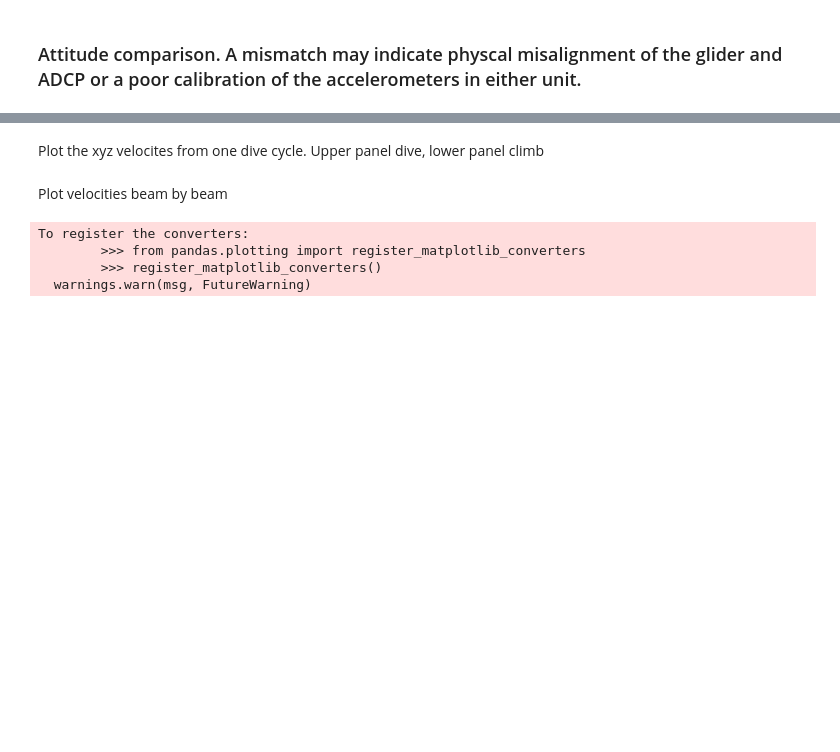
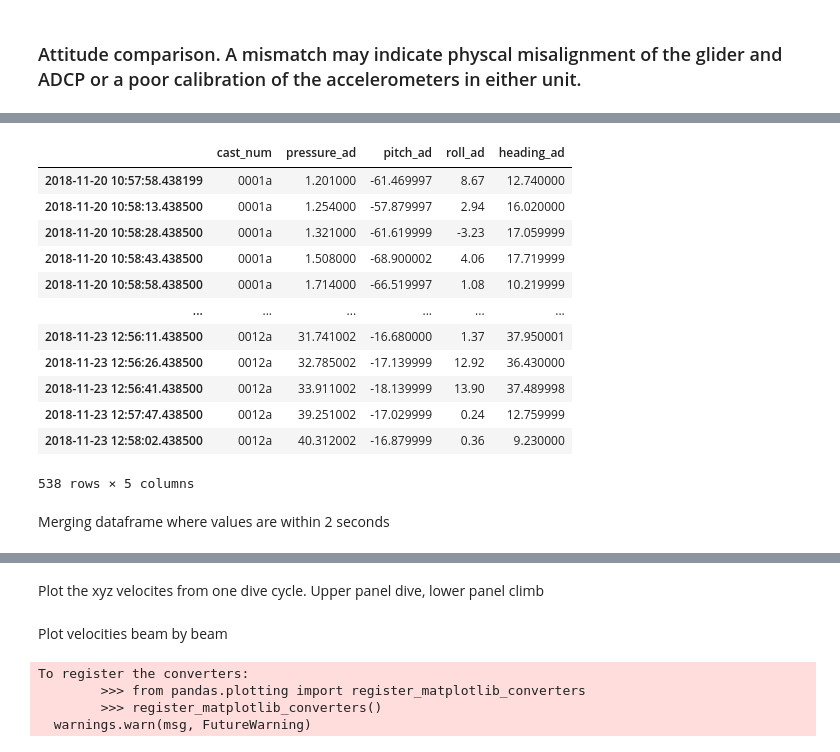
Before and after one commit to callumrollo/adcp-glider, a Jupyter notebook: notebooks/explore_data.ipynb, the cells around one changed output, grey strips where cells are left out. Cells and saved outputs as stored; diff of their text form; code cells hidden in the pictures; blank space fills up the shorter version.

```diff
--- a/notebooks/explore_data.ipynb
+++ b/notebooks/explore_data.ipynb
@@ -72,9 +72,6 @@ adcp_df.head()
 | 2018-11-20 10:58:58.438500 | 0001a | 1.714 | -66.519997 | 1.08 | 10.219999 |
 # %% [markdown]
 Check that the data start when you expect. The first file in particular may have data from a previous sim dive or bench test. adapt the following cell to select the data starting on the correct day
-# %%
-# For this dataset, need to remove the data before 23 Jan they are from 2019 benchtests and 2020 sim dives
-adcp_df = adcp_df['2020-01-23':]
 # %%
 beam_attrs.plot(subplots=True,figsize=(20,40),marker='o');
 savefig('beam_attributes')
@@ -194,0 +267,18 @@ savefig('attitude_glider_vs_adcp')
+# %%
+adcp_df
+# %% [output]
+|  | cast_num | pressure_ad | pitch_ad | roll_ad | heading_ad |
+| 2018-11-20 10:57:58.438199 | 0001a | 1.201000 | -61.469997 | 8.67 | 12.740000 |
+| 2018-11-20 10:58:13.438500 | 0001a | 1.254000 | -57.879997 | 2.94 | 16.020000 |
+| 2018-11-20 10:58:28.438500 | 0001a | 1.321000 | -61.619999 | -3.23 | 17.059999 |
+| 2018-11-20 10:58:43.438500 | 0001a | 1.508000 | -68.900002 | 4.06 | 17.719999 |
+| 2018-11-20 10:58:58.438500 | 0001a | 1.714000 | -66.519997 | 1.08 | 10.219999 |
+| ... | ... | ... | ... | ... | ... |
+| 2018-11-23 12:56:11.438500 | 0012a | 31.741002 | -16.680000 | 1.37 | 37.950001 |
+| 2018-11-23 12:56:26.438500 | 0012a | 32.785002 | -17.139999 | 12.92 | 36.430000 |
+| 2018-11-23 12:56:41.438500 | 0012a | 33.911002 | -18.139999 | 13.90 | 37.489998 |
+| 2018-11-23 12:57:47.438500 | 0012a | 39.251002 | -17.029999 | 0.24 | 12.759999 |
+| 2018-11-23 12:58:02.438500 | 0012a | 40.312002 | -16.879999 | 0.36 | 9.230000 |
+538 rows × 5 columns
+# %% [markdown]
+Merging dataframe where values are within 2 seconds
```
Also changed, not shown: parts of 18 cells of this notebook, 2 other files.
